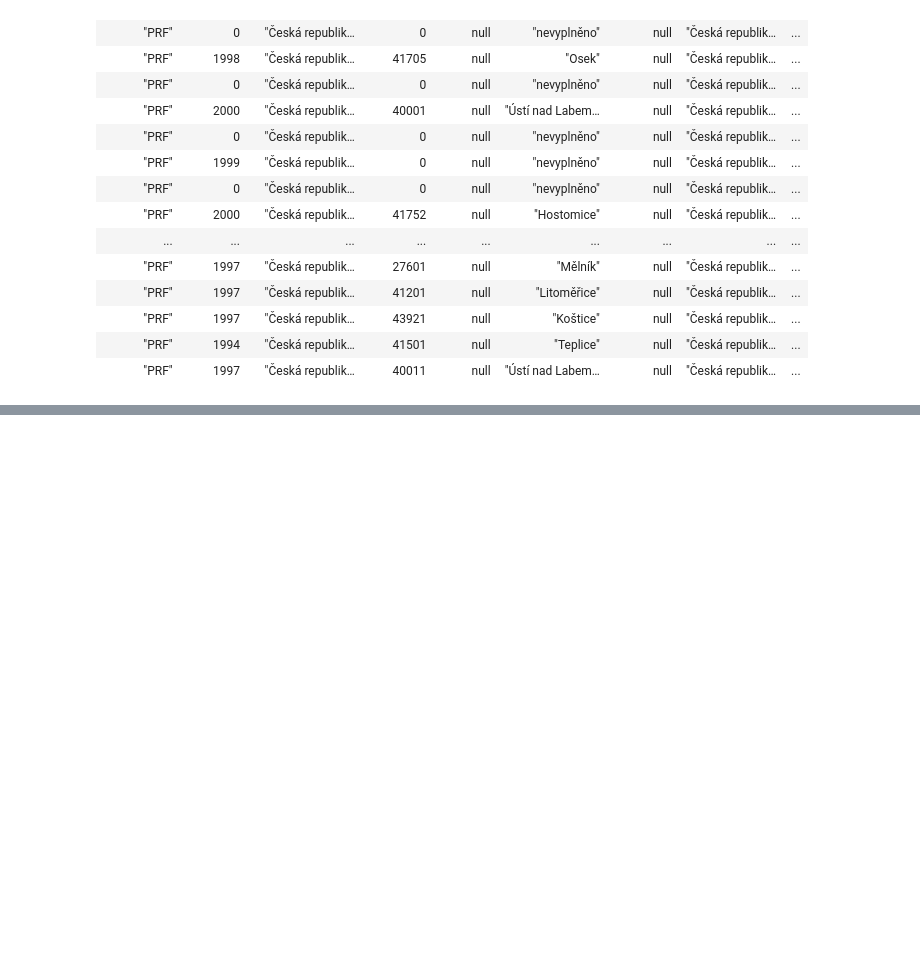
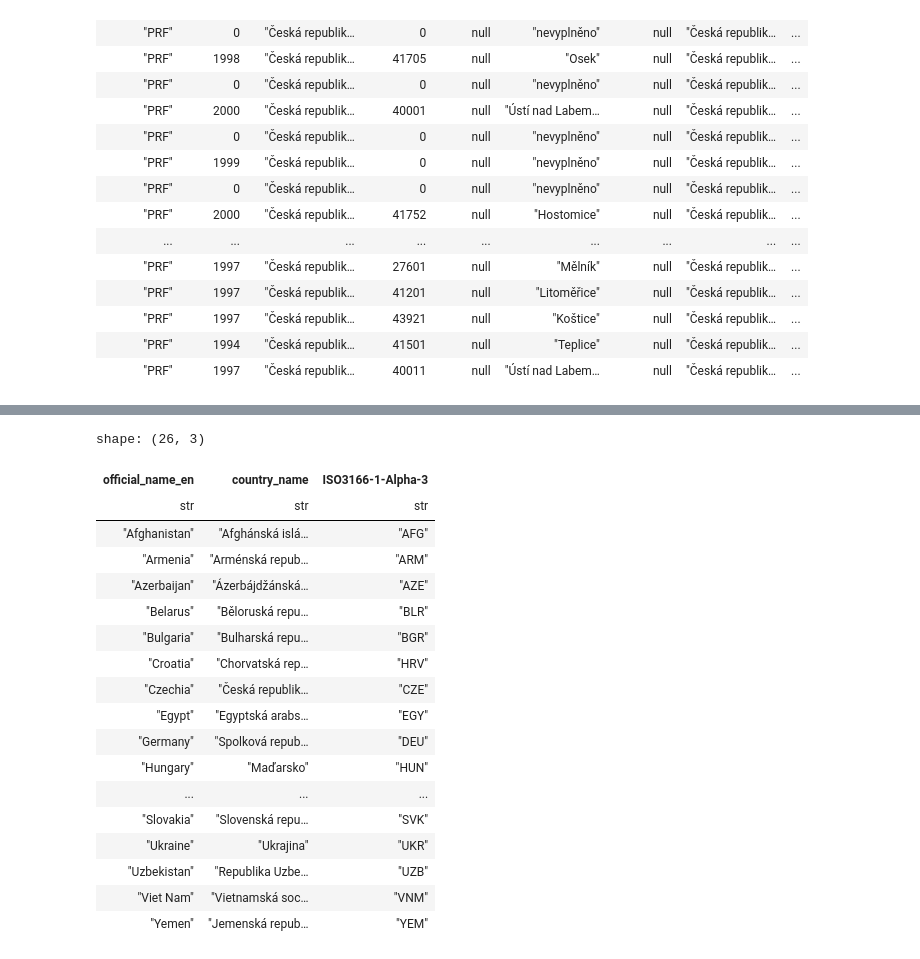
Before and after one commit to MFVS/AVD3, a Jupyter notebook: marek.ipynb, the cells around one changed output, grey strips where cells are left out. Drawn from its saved outputs; the diff is of its cells as text; code cells hidden in the pictures; blank space fills up the shorter version.

```diff
--- a/marek.ipynb
+++ b/marek.ipynb
@@ -166,7 +166,7 @@ mapping = {
 for k, v in mapping.items():
     assert k in dataset_countrynames, f"{k} not in dataset_countrynames"
     assert v is None or v in official_country_names, f"{v} not in official_country_names"
-
+mapping = pl.from_dict({"country_name": list(mapping.keys()), "official_name_en": list(mapping.values())})
 # Print the dictionary to confirm the mapping
-print(mapping)
+mapping
 # %% [output]
@@ -173,0 +192,25 @@ print(mapping)
+# %%
+country_codes_df = official_country_names_df.join(mapping, on="official_name_en", how="left")
+country_codes_df = country_codes_df.select(["official_name_en", "country_name", "ISO3166-1-Alpha-3"])
+country_codes_df = country_codes_df.filter(pl.col("country_name").is_not_null())
+country_codes_df
+# %% [output]
+shape: (26, 3)
+| official_name_en | country_name | ISO3166-1-Alpha-3 |
+| str | str | str |
+| "Afghanistan" | "Afghánská islá… | "AFG" |
+| "Armenia" | "Arménská repub… | "ARM" |
+| "Azerbaijan" | "Ázerbájdžánská… | "AZE" |
+| "Belarus" | "Běloruská repu… | "BLR" |
+| "Bulgaria" | "Bulharská repu… | "BGR" |
+| "Croatia" | "Chorvatská rep… | "HRV" |
+| "Czechia" | "Česká republik… | "CZE" |
+| "Egypt" | "Egyptská arabs… | "EGY" |
+| "Germany" | "Spolková repub… | "DEU" |
+| "Hungary" | "Maďarsko" | "HUN" |
+| ... | ... | ... |
+| "Slovakia" | "Slovenská repu… | "SVK" |
+| "Ukraine" | "Ukrajina" | "UKR" |
+| "Uzbekistan" | "Republika Uzbe… | "UZB" |
+| "Viet Nam" | "Vietnamská soc… | "VNM" |
+| "Yemen" | "Jemenská repub… | "YEM" |
```
Also changed, not shown: parts of 11 cells of this notebook, 1 other file.
